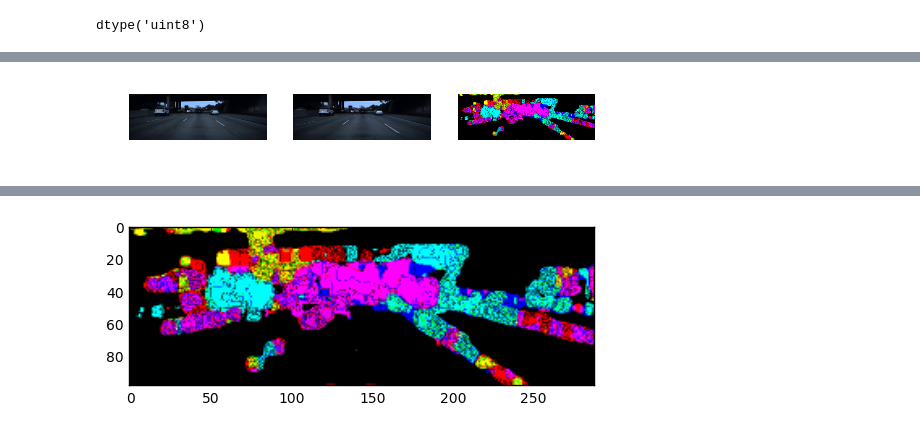
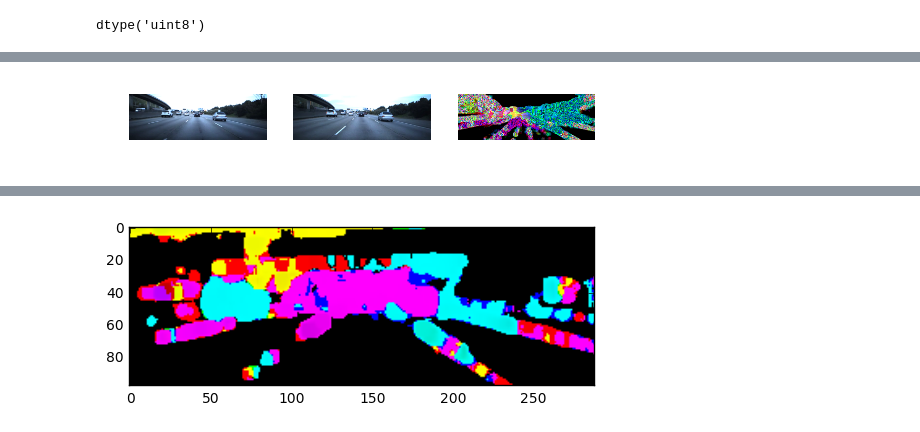
Before and after one commit to afcarl/speed-predictor, a Jupyter notebook: image_processing.ipynb, the cells around one changed output, grey strips where cells are left out. Cells and saved outputs as stored; diff of their text form; code cells hidden in the pictures.

```diff
--- a/image_processing.ipynb
+++ b/image_processing.ipynb
@@ -131,5 +131,5 @@ for i in range(100, 110):
 # %%
-aug_images = augment_images(map(img_from_file, img_files[0:11]))
+aug_images = augment_images(map(img_from_file, img_files[50:101]))
 num_imgs = 2
 for i in range(0, len(aug_images) - 1, num_imgs):
   old = aug_images[i]
@@ -146,5 +154,5 @@ for i in range(0, len(aug_images) - 1, num_imgs):
 # %%
-aug_images = augment_images(map(img_from_file, img_files[50:81]))
+aug_images = augment_images(map(img_from_file, img_files[50:101]))
 num_imgs = 5
 for i in range(0, len(aug_images) - 1, num_imgs):
   old = aug_images[i]
@@ -162,11 +174,11 @@ for i in range(0, len(aug_images) - 1, num_imgs):
 # %%
-aug_images = augment_images(map(img_from_file, img_files[0:11]))
-num_imgs = 2
+aug_images = augment_images(map(img_from_file, img_files[50:100]))
+num_imgs = 7
 for i in range(0, len(aug_images) - 1, num_imgs):
   old = aug_images[i]
   new = aug_images[i+num_imgs]
   flow = average_optical_flow_dense(aug_images[i:i+num_imgs])
   old, new, flow = list(crop_resize_images([old, new, flow]))
   show_3(old, new, flow)
 # %% [output]
-[figure, old version]
+[figure, new version]
@@ -182,7 +196,7 @@ cv2.imwrite(full_path("test.png"), flow)
 plt.imshow(flow)
 plt.show()
 # %% [output]
-[figure, old version]
+[figure, new version]
 # %%
 file = full_path("test.png")
 saved_img = cv2.imread(file)
```
Also changed, not shown: parts of 10 cells of this notebook.
